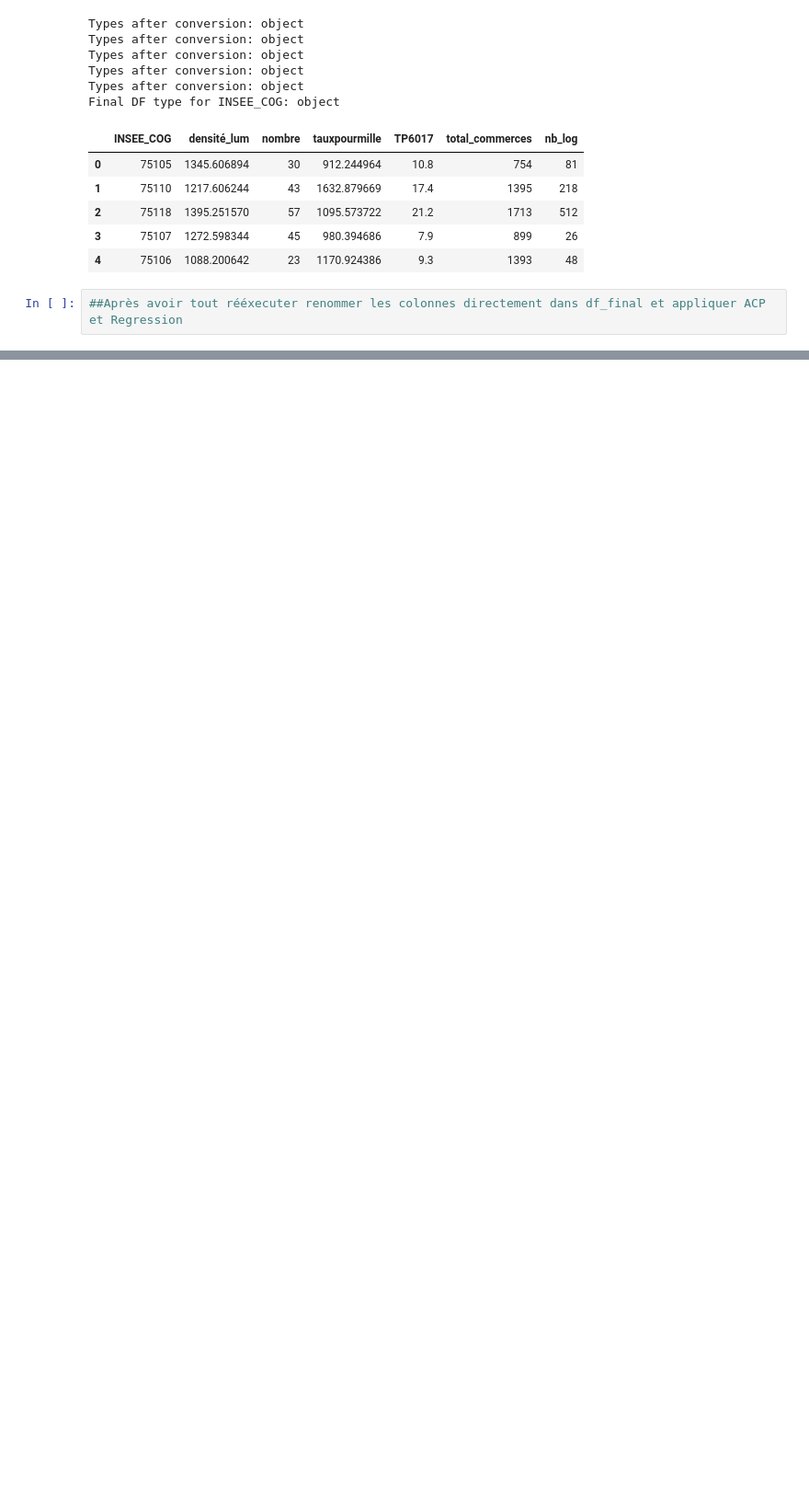
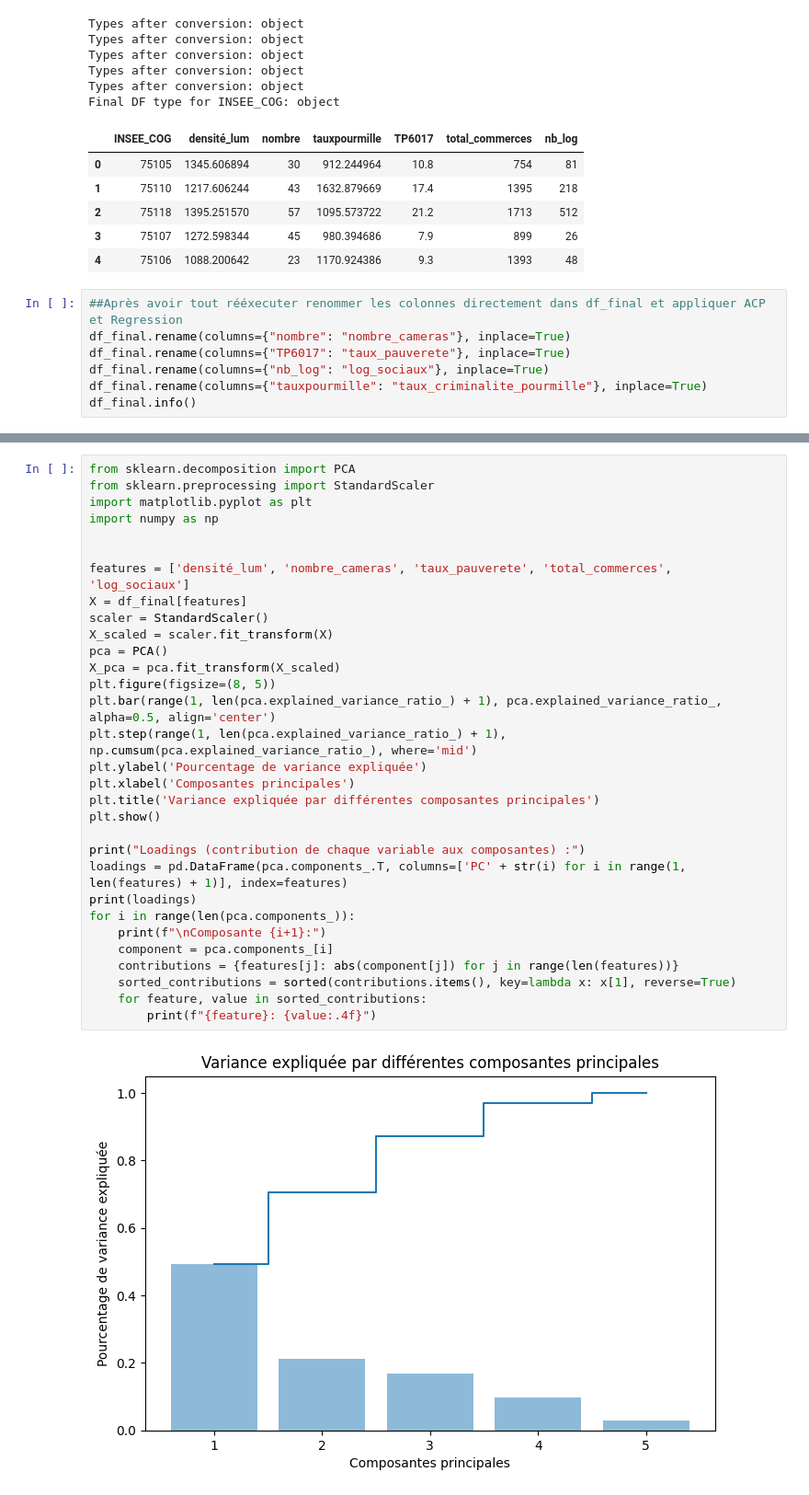
Before and after one commit to Yasmxne/Projet-Python-pour-la-Data-Science, a Jupyter notebook: Main.ipynb, the cells around one changed output, grey strips where cells are left out. Shown: that part at 92% size. Saved outputs shown, nothing was run; the diff lists cells and outputs as text; blank space fills up the shorter version.

Commit message:
Finalisation des modeles

```diff
--- a/Main.ipynb
+++ b/Main.ipynb
@@ -146,3 +76,8 @@ Final DF type for INSEE_COG: object
 | 4 | 75106 | 1088.200642 | 23 | 1170.924386 | 9.3 | 1393 | 48 |
 # %%
 ##Après avoir tout rééxecuter renommer les colonnes directement dans df_final et appliquer ACP et Regression
+df_final.rename(columns={"nombre": "nombre_cameras"}, inplace=True)
+df_final.rename(columns={"TP6017": "taux_pauverete"}, inplace=True)
+df_final.rename(columns={"nb_log": "log_sociaux"}, inplace=True)
+df_final.rename(columns={"tauxpourmille": "taux_criminalite_pourmille"}, inplace=True)
+df_final.info()
@@ -148,0 +145,33 @@ Final DF type for INSEE_COG: object
+# %%
+from sklearn.decomposition import PCA
+from sklearn.preprocessing import StandardScaler
+import matplotlib.pyplot as plt
+import numpy as np
+
+
+features = ['densité_lum', 'nombre_cameras', 'taux_pauverete', 'total_commerces', 'log_sociaux']
+X = df_final[features]
+scaler = StandardScaler()
+X_scaled = scaler.fit_transform(X)
+pca = PCA()
+X_pca = pca.fit_transform(X_scaled)
+plt.figure(figsize=(8, 5))
+plt.bar(range(1, len(pca.explained_variance_ratio_) + 1), pca.explained_variance_ratio_, alpha=0.5, align='center')
+plt.step(range(1, len(pca.explained_variance_ratio_) + 1), np.cumsum(pca.explained_variance_ratio_), where='mid')
+plt.ylabel('Pourcentage de variance expliquée')
+plt.xlabel('Composantes principales')
+plt.title('Variance expliquée par différentes composantes principales')
+plt.show()
+
+print("Loadings (contribution de chaque variable aux composantes) :")
+loadings = pd.DataFrame(pca.components_.T, columns=['PC' + str(i) for i in range(1, len(features) + 1)], index=features)
+print(loadings)
+for i in range(len(pca.components_)):
+    print(f"\nComposante {i+1}:")
+    component = pca.components_[i]
+    contributions = {features[j]: abs(component[j]) for j in range(len(features))}
+    sorted_contributions = sorted(contributions.items(), key=lambda x: x[1], reverse=True)
+    for feature, value in sorted_contributions:
+        print(f"{feature}: {value:.4f}")
+# %% [output]
+[figure, added]
```
Also changed, not shown: parts of 22 cells of this notebook, 4 other files.
